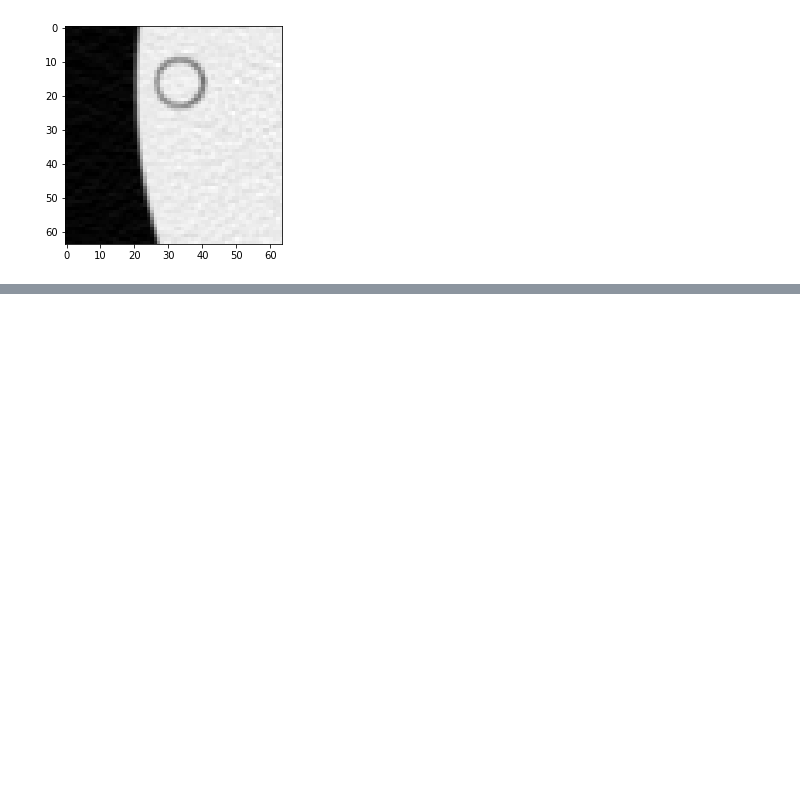
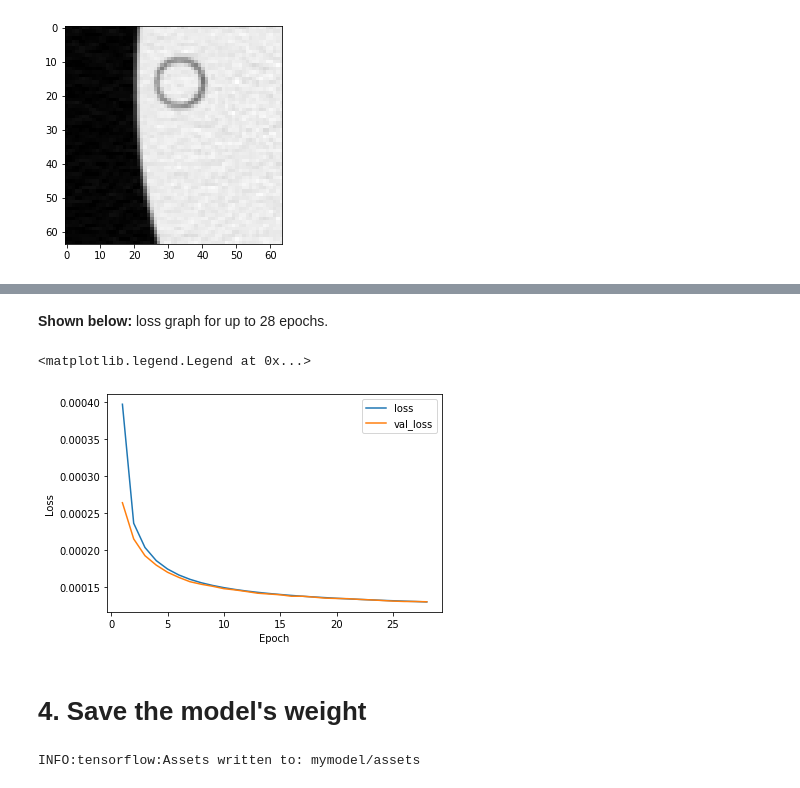
Before and after one commit to haryobimo96/ct-denoising-redcnn, a Jupyter notebook: CT_Denoising_RED_CNN.ipynb, the cells around one changed output, grey strips where cells are left out. Saved outputs shown, nothing was run; the diff lists cells and outputs as text; code cells hidden in the pictures; blank space fills up the shorter version.

```diff
--- a/CT_Denoising_RED_CNN.ipynb
+++ b/CT_Denoising_RED_CNN.ipynb
@@ -207,13 +208,12 @@ model.fit(X_train, y_train, batch_size=16, epochs=40,
 # %%
 def step_decay(epoch):
-   initial_lrate = 0.0001
-   drop = 0.991
-   epochs_drop = 4.0
-   lrate = initial_lrate * math.pow(drop,
-           math.floor((1+epoch)/epochs_drop))
-   return lrate
+    initial_lrate = 0.0001
+    drop = 0.991
+    epochs_drop = 4.0
+    lrate = initial_lrate * math.pow(drop, math.floor((1+epoch)/epochs_drop))
+    return lrate
 
-class LossHistory(keras.callbacks.Callback):
+class LossHistory(tf.keras.callbacks.Callback):
     def on_train_begin(self, logs={}):
        self.losses = []
        self.lr = []
@@ -226,9 +226,10 @@ class LossHistory(keras.callbacks.Callback):
 
 
 loss_history = LossHistory()
-lrate = keras.callbacks.LearningRateScheduler(step_decay)
+lrate = tf.keras.callbacks.LearningRateScheduler(step_decay)
 callbacks_list = [loss_history, lrate]
 
 hist = model.fit(X_train, y_train, batch_size=16, epochs=40,
-          validation_data = (X_test, y_test),callbacks = callbacks_list,
-          verbose = 1)
+                 validation_data = (X_test, y_test),
+                 callbacks = callbacks_list,
+                 verbose = 2)
@@ -248,2 +274,18 @@ history.history['loss']
+# %% [markdown]
+**Shown below:** loss graph for up to 28 epochs.
+# %%
+X = np.arange(len(loss_history.losses)) + 1
+loss = pyplot.plot(X, loss_history.losses)
+val_loss = pyplot.plot(X, loss_history.val_losses)
+pyplot.xlabel('Epoch')
+pyplot.ylabel('Loss')
+pyplot.legend(['loss', 'val_loss'])
+# %% [output]
+<matplotlib.legend.Legend at 0x...>
+[figure, added]
+# %% [markdown]
+# 4. Save the model's weight
 # %%
-model.save('crossval2_40epoch.h5')
+model.save("mymodel")
+# %% [output]
+INFO:tensorflow:Assets written to: mymodel/assets
```
Also changed, not shown: parts of 20 cells of this notebook.
